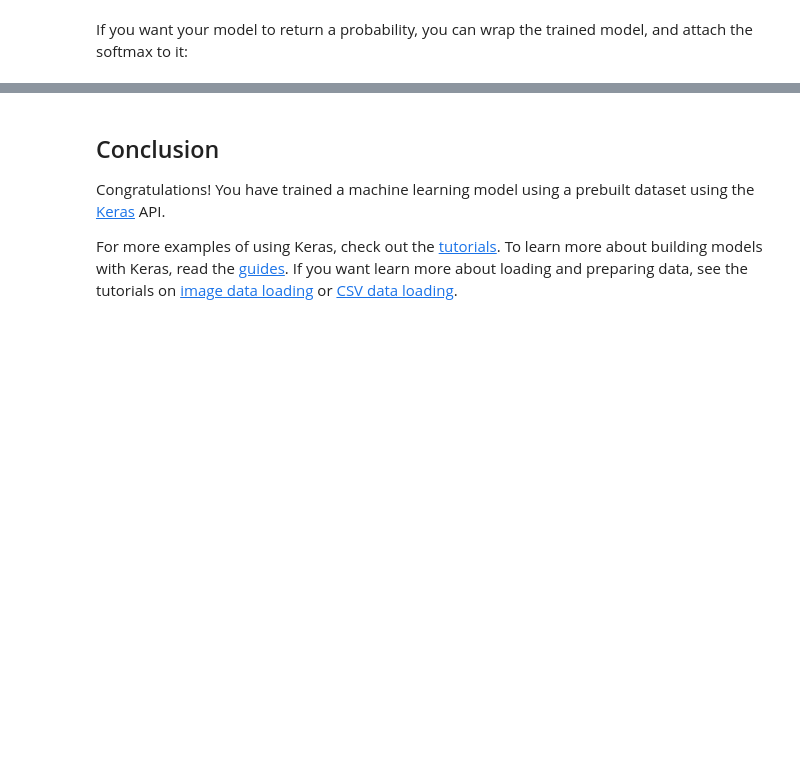
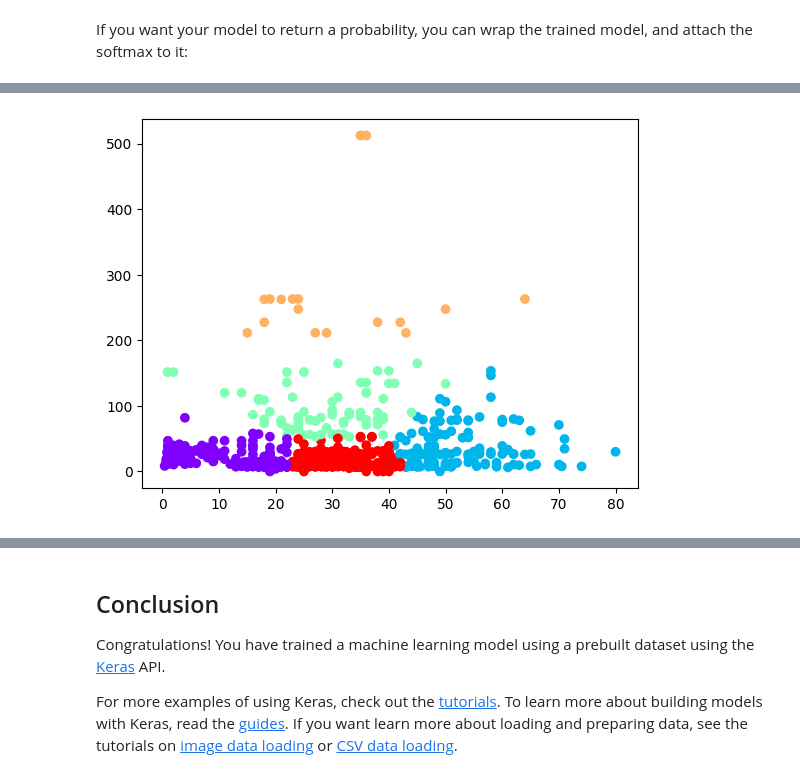
Before and after one commit to Sagarkhan0007/Sagarkhan0007, a Jupyter notebook: site/en/tutorials/quickstart/beginner.ipynb, the cells around one changed output, grey strips where cells are left out. Drawn from its saved outputs; the diff is of its cells as text; code cells hidden in the pictures; blank space fills up the shorter version.

```diff
--- a/site/en/tutorials/quickstart/beginner.ipynb
+++ b/site/en/tutorials/quickstart/beginner.ipynb
@@ -128,0 +205,5 @@ probability_model(x_test[:5])
+# %%
+plt.scatter(df['age'], df['fare'], c=df['cluster'], cmap = 'rainbow')
+plt.show()
+# %% [output]
+[figure, added]
```
Also changed, not shown: parts of 28 cells of this notebook.
